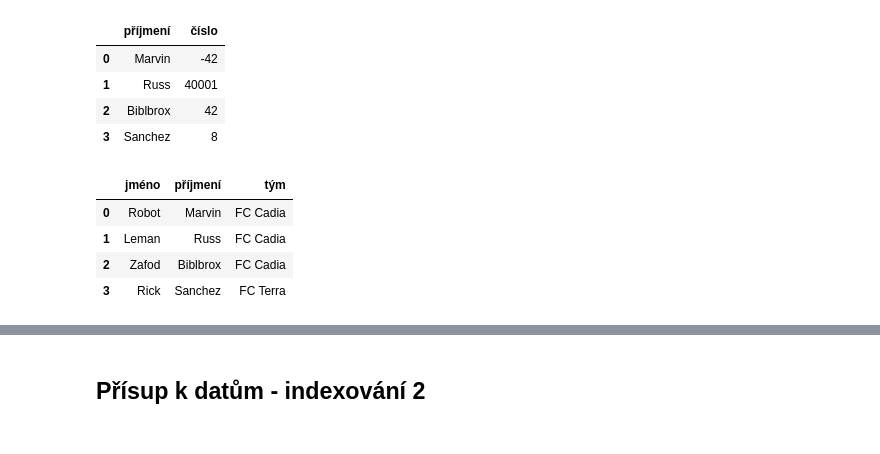
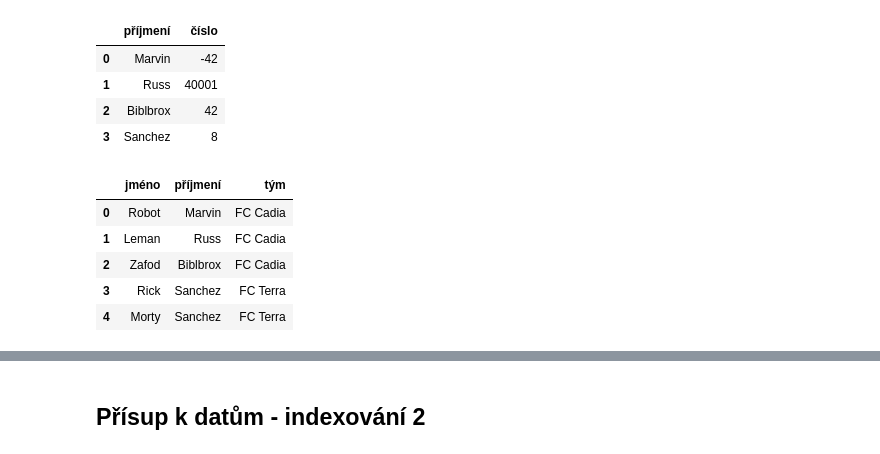
Before and after one commit to zitkat/Data_PYWorking_Pilsen, a Jupyter notebook: 2_nacitani.ipynb, the cells around one changed output, grey strips where cells are left out. Cells and saved outputs as stored; diff of their text form; code cells hidden in the pictures.

```diff
--- a/2_nacitani.ipynb
+++ b/2_nacitani.ipynb
@@ -84,10 +110,11 @@ hraci_df.loc[:3, ["příjmení" , "číslo"]]
 | 2 | Biblbrox | 42 |
 | 3 | Sanchez | 8 |
 # %%
-hraci_df.loc[:3, "jméno" : "tým"]
+hraci_df.loc[:, "jméno" : "tým"]
 # %% [output]
 |  | jméno | příjmení | tým |
 | 0 | Robot | Marvin | FC Cadia |
 | 1 | Leman | Russ | FC Cadia |
 | 2 | Zafod | Biblbrox | FC Cadia |
 | 3 | Rick | Sanchez | FC Terra |
+| 4 | Morty | Sanchez | FC Terra |
```
Also changed, not shown: parts of 36 cells of this notebook, 2 other files.
